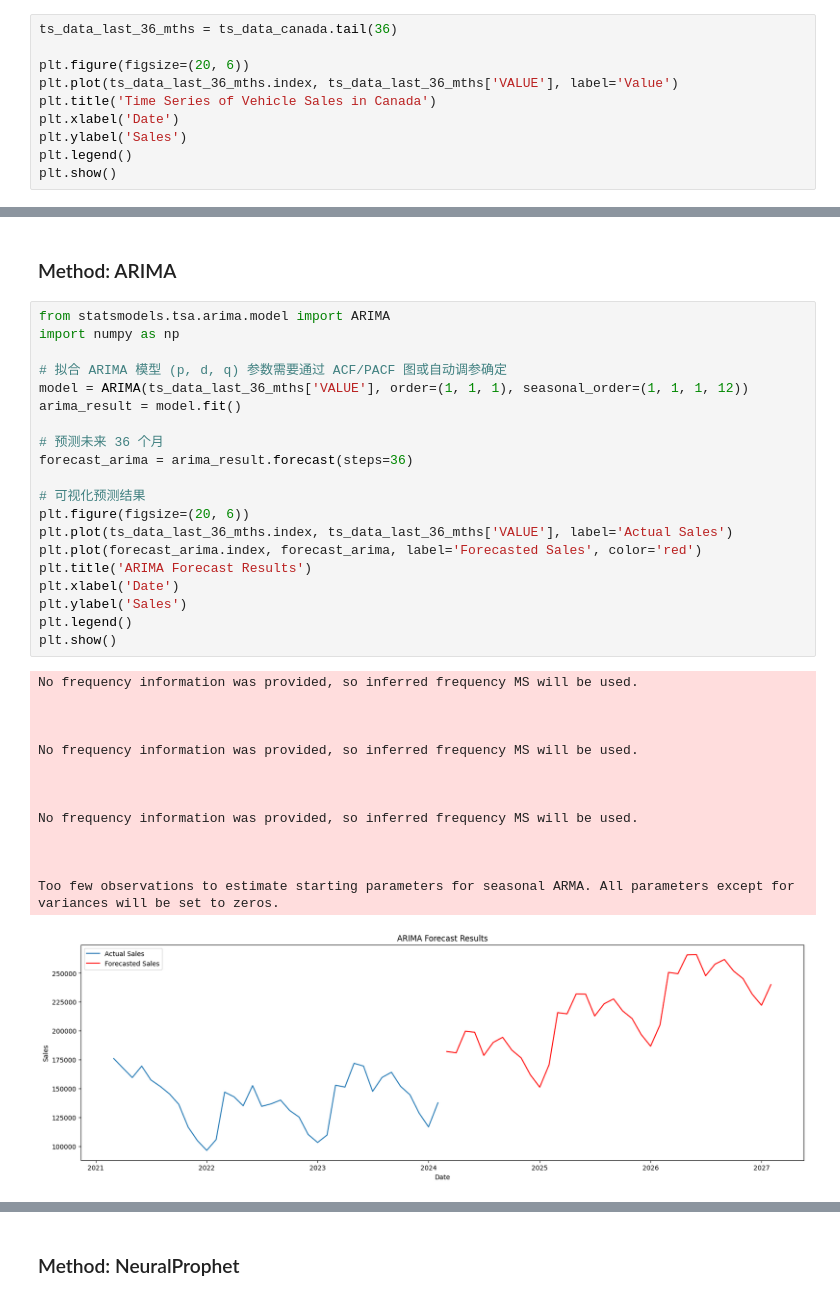
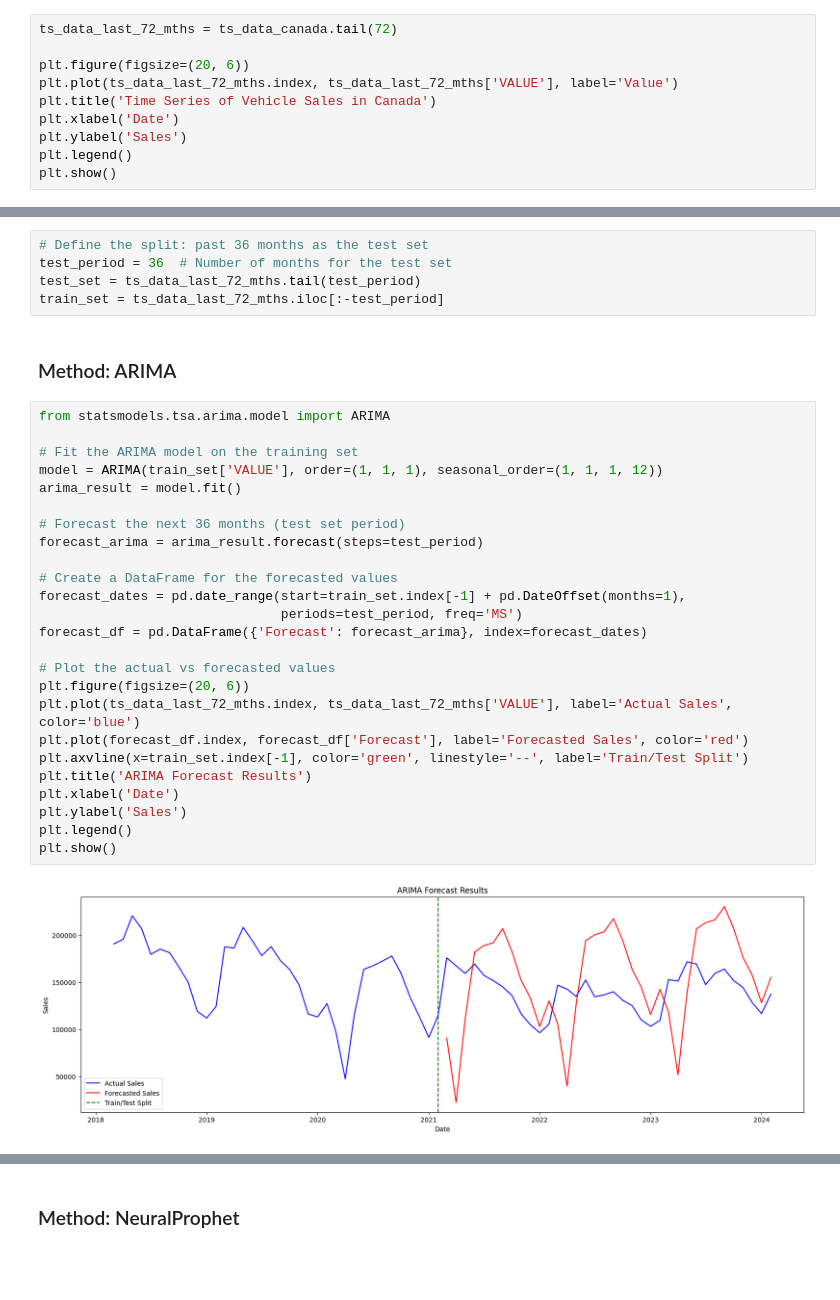
Before and after one commit to CLIUKELLY/Canadian-Car-Sales-Forecasting, a Jupyter notebook: ARIMA Forecasting.ipynb, the cells around one changed output, grey strips where cells are left out. Cells and saved outputs as stored; diff of their text form; blank space fills up the shorter version.

Commit message:
update with more methods on forecasting

```diff
--- a/ARIMA Forecasting.ipynb
+++ b/ARIMA Forecasting.ipynb
@@ -244,10 +226,10 @@ plt.show()
 # %% [output]
 [figure]
 # %%
-ts_data_last_36_mths = ts_data_canada.tail(36)
+ts_data_last_72_mths = ts_data_canada.tail(72)
 
 plt.figure(figsize=(20, 6))
-plt.plot(ts_data_last_36_mths.index, ts_data_last_36_mths['VALUE'], label='Value')
+plt.plot(ts_data_last_72_mths.index, ts_data_last_72_mths['VALUE'], label='Value')
 plt.title('Time Series of Vehicle Sales in Canada')
 plt.xlabel('Date')
 plt.ylabel('Sales')
@@ -268,37 +252,34 @@ ts_data_last_36_mths.head()
+# %%
+# Define the split: past 36 months as the test set
+test_period = 36  # Number of months for the test set
+test_set = ts_data_last_72_mths.tail(test_period)
+train_set = ts_data_last_72_mths.iloc[:-test_period]
 # %% [markdown]
 ### Method: ARIMA
 # %%
 from statsmodels.tsa.arima.model import ARIMA
-import numpy as np
 
-# 拟合 ARIMA 模型 (p, d, q) 参数需要通过 ACF/PACF 图或自动调参确定
-model = ARIMA(ts_data_last_36_mths['VALUE'], order=(1, 1, 1), seasonal_order=(1, 1, 1, 12))
+# Fit the ARIMA model on the training set
+model = ARIMA(train_set['VALUE'], order=(1, 1, 1), seasonal_order=(1, 1, 1, 12))
 arima_result = model.fit()
 
-# 预测未来 36 个月
-forecast_arima = arima_result.forecast(steps=36)
+# Forecast the next 36 months (test set period)
+forecast_arima = arima_result.forecast(steps=test_period)
 
-# 可视化预测结果
+# Create a DataFrame for the forecasted values
+forecast_dates = pd.date_range(start=train_set.index[-1] + pd.DateOffset(months=1),
+                               periods=test_period, freq='MS')
+forecast_df = pd.DataFrame({'Forecast': forecast_arima}, index=forecast_dates)
+
+# Plot the actual vs forecasted values
 plt.figure(figsize=(20, 6))
-plt.plot(ts_data_last_36_mths.index, ts_data_last_36_mths['VALUE'], label='Actual Sales')
-plt.plot(forecast_arima.index, forecast_arima, label='Forecasted Sales', color='red')
+plt.plot(ts_data_last_72_mths.index, ts_data_last_72_mths['VALUE'], label='Actual Sales', color='blue')
+plt.plot(forecast_df.index, forecast_df['Forecast'], label='Forecasted Sales', color='red')
+plt.axvline(x=train_set.index[-1], color='green', linestyle='--', label='Train/Test Split')
 plt.title('ARIMA Forecast Results')
 plt.xlabel('Date')
 plt.ylabel('Sales')
 plt.legend()
 plt.show()
 # %% [output]
-No frequency information was provided, so inferred frequency MS will be used.
-
-
-
-No frequency information was provided, so inferred frequency MS will be used.
-
-
-
-No frequency information was provided, so inferred frequency MS will be used.
-
-
-
-Too few observations to estimate starting parameters for seasonal ARMA. All parameters except for variances will be set to zeros.
-[figure, old version]
+[figure, new version]
```
Also changed, not shown: parts of 15 cells of this notebook, 13 other files.
